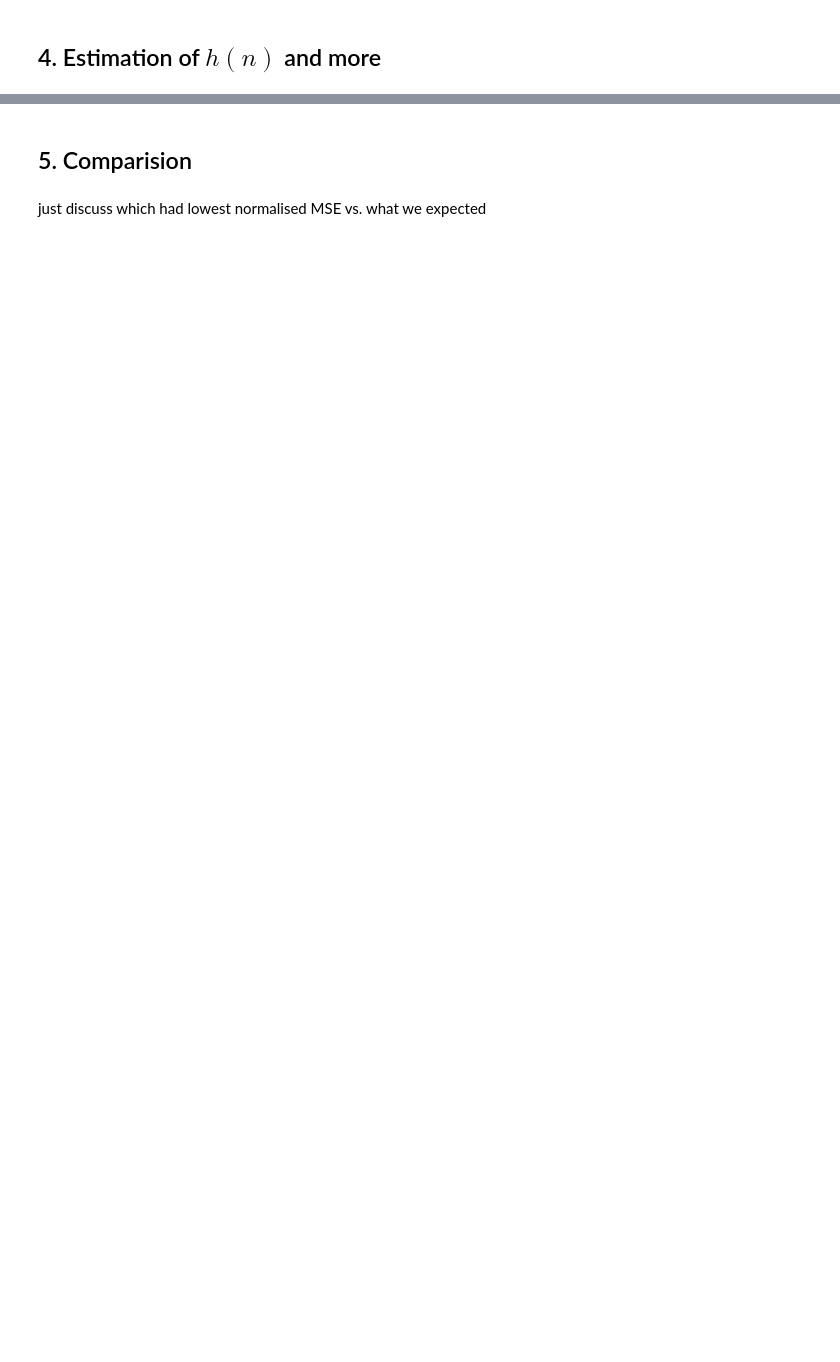
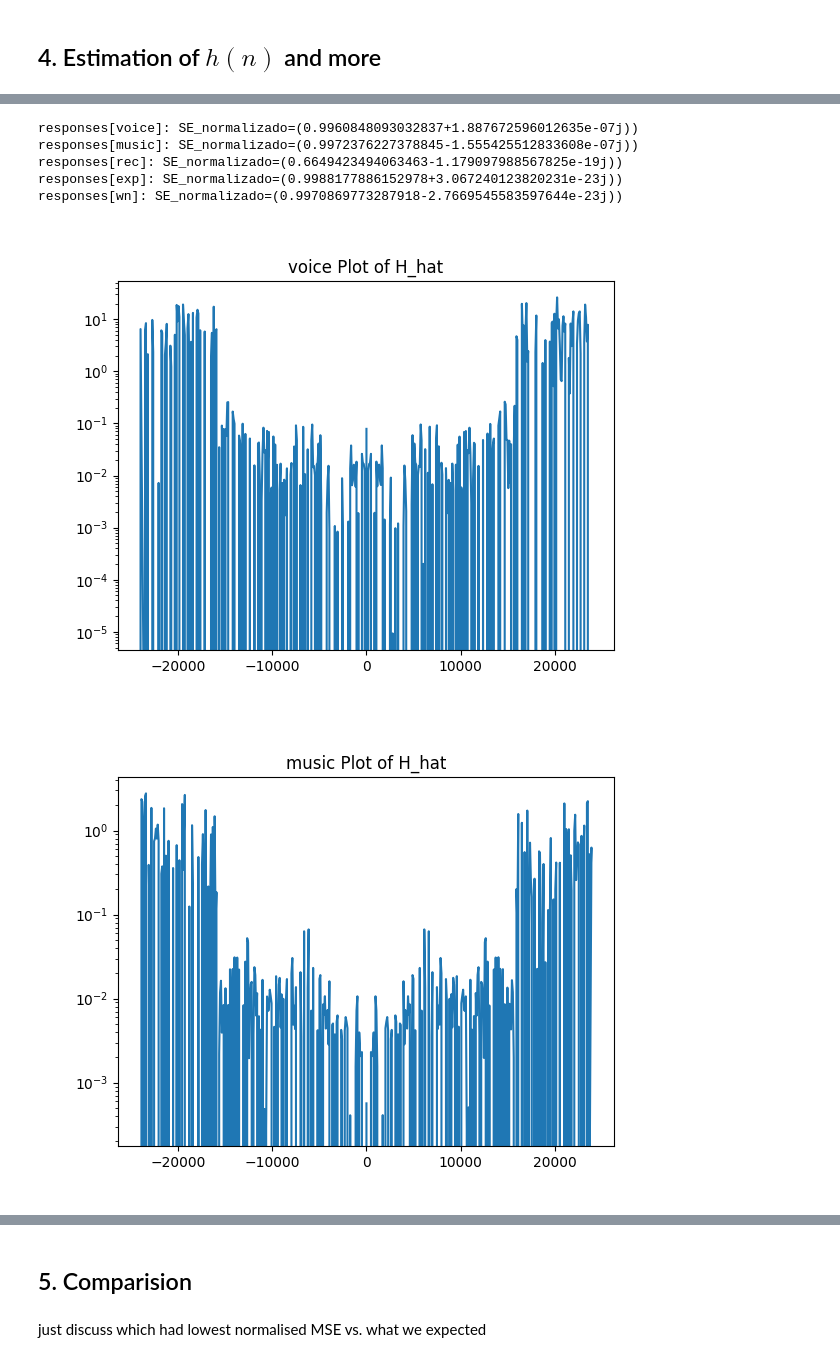
Before and after one commit to CocoMZ/TP2, a Jupyter notebook: main.ipynb, the cells around one changed output, grey strips where cells are left out. Saved outputs shown, nothing was run; the diff lists cells and outputs as text; code cells hidden in the pictures; blank space fills up the shorter version.

```diff
--- a/main.ipynb
+++ b/main.ipynb
@@ -353,10 +344,13 @@ for the room
 # %%
 M = 500  # optimal M from previous question
-for key, (u, y) in sig_dict:
+response_dict = {}
+cut_off = fs*2
+for key, (u, y) in sig_dict.items():
+
     if key == "lin":
         continue
     print(key)
-    x = x[int(cut_off):int(x.size-cut_off)]
+    x = u[int(cut_off):int(u.size-cut_off)]
     y = y[int(cut_off):int(x.size+cut_off)]
 
     sigma_y2 = np.mean(np.abs(y)**2)  # E{|y|^2}
@@ -373,14 +367,13 @@ for key, (u, y) in sig_dict:
 
     # characteristic equation: Rw_o = p
     w_o = la.solve(R, p)
-    print(w_o)  # this is the h(n)
+    # print(w_o)  # this is the h(n)
     '''
     H_hat tells us how the room modifies each frequency, so basically which
     frequencies are amplified, attenuated, or delayed etc
     '''
     H_hat = np.fft.fft(w_o)  # the frequency response
-    plt.figure()
-    plt.plot("$\hat{H}(e^{j\omega}$")
+    f = np.fft.fftfreq(len(w_o), d=1/fs)
 
     '''
     E = 1 - sigma_yhato^2 / sigma_y^2
@@ -390,3 +383,4 @@ for key, (u, y) in sig_dict:
     sigma_y_hato2 = np.conj(p) @ w_o
     MSE_normalizado = 1 - sigma_y_hato2 / sigma_y2
     print(MSE_normalizado)
+    response_dict[key] = (w_o, H_hat, MSE_normalizado)
@@ -392,0 +398,17 @@ for key, (u, y) in sig_dict:
+# %%
+# plotting:
+for key, (w_o, H_hat, MSE_normalizado) in response_dict.items():
+    print(f"responses[{key}]: SE_normalizado={MSE_normalizado})")
+
+    # Plot H_hat
+    plt.figure()
+    plt.semilogy(f, H_hat)
+    plt.title(f'{key} Plot of H_hat')
+# %% [output]
+responses[voice]: SE_normalizado=(0.9960848093032837+1.887672596012635e-07j))
+responses[music]: SE_normalizado=(0.9972376227378845-1.555425512833608e-07j))
+responses[rec]: SE_normalizado=(0.6649423494063463-1.179097988567825e-19j))
+responses[exp]: SE_normalizado=(0.9988177886152978+3.067240123820231e-23j))
+responses[wn]: SE_normalizado=(0.9970869773287918-2.7669545583597644e-23j))
+[figure, added]
+[figure, added]
```
Also changed, not shown: parts of 14 cells of this notebook.
